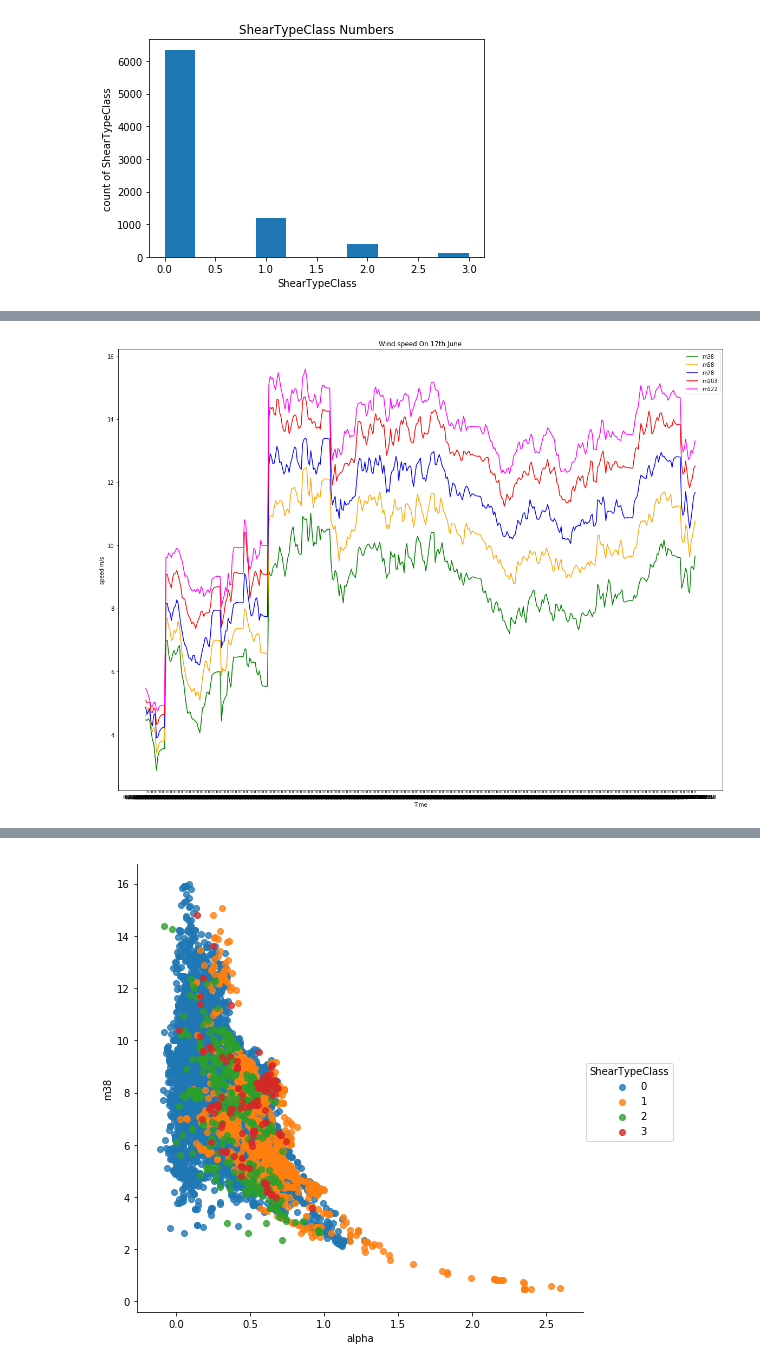
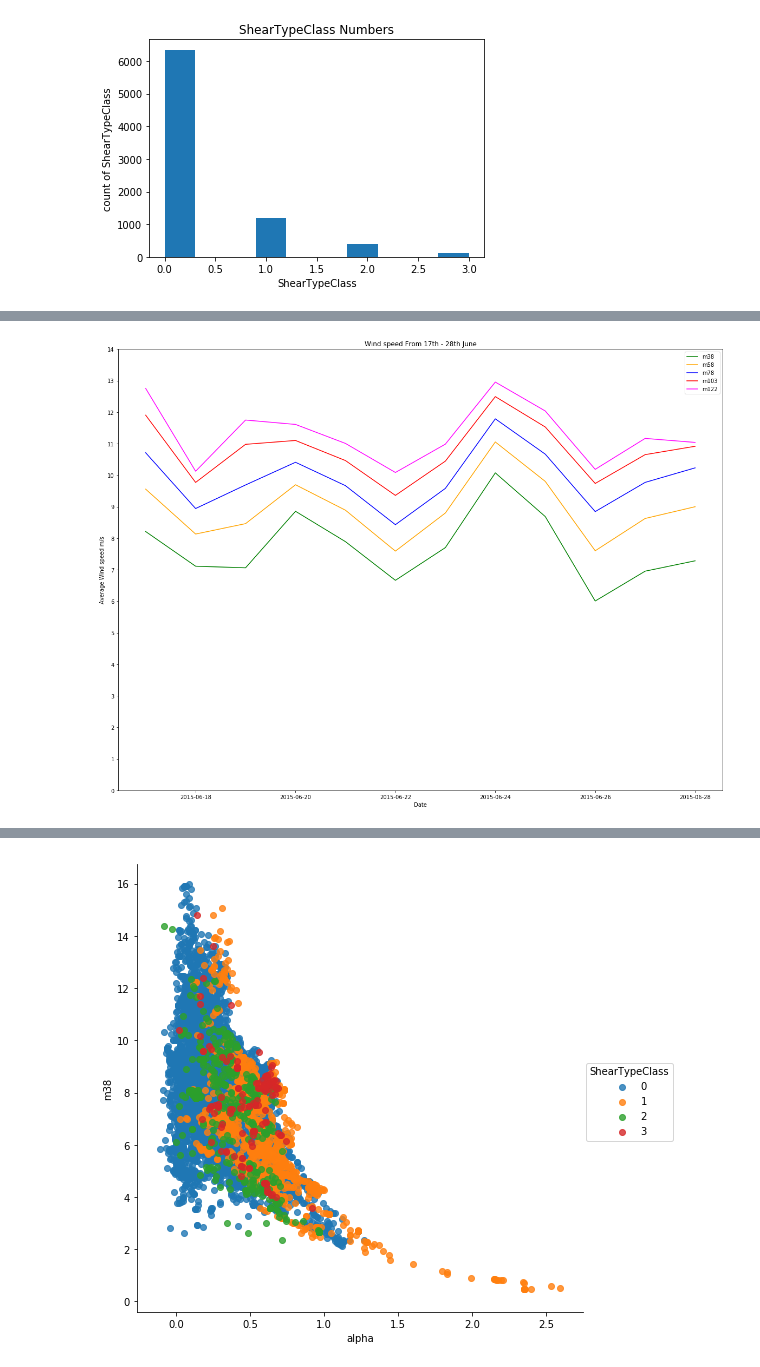
Before and after one commit to atulmahaja/Repos1, a Jupyter notebook: Wind_Shear_Case_Study.ipynb, the cells around one changed output, grey strips where cells are left out. Cells and saved outputs as stored; diff of their text form; code cells hidden in the pictures.

```diff
--- a/Wind_Shear_Case_Study.ipynb
+++ b/Wind_Shear_Case_Study.ipynb
@@ -112,0 +79,4 @@ dataset.describe()
+# %%
+test_dataset = dataset[1:]
+# %%
+test_dataset_grouped = test_dataset.groupby('Date').mean().reset_index()
@@ -260,15 +214,16 @@ SyntaxError: positional argument follows keyword argument (<ipython-input-18-348
 # %%
 # WIND SPEED AT DIFFERENT HEIGHTS ON 17TH JUNE 2015
 plt.figure(figsize=(20,15))
-plt.plot(dataset.datetime[0:407], dataset.m38[0:407], color='g')
-plt.plot(dataset.datetime[0:407], dataset.m58[0:407], color='orange')
-plt.plot(dataset.datetime[0:407], dataset.m78[0:407], color='blue')
-plt.plot(dataset.datetime[0:407], dataset.m103[0:407], color='red')
-plt.plot(dataset.datetime[0:407], dataset.m122[0:407], color='magenta')
-plt.xlabel('Time')
-plt.ylabel('speed m/s')
-plt.title('Wind speed On 17th June')
+plt.plot(test_dataset_grouped.Date, test_dataset_grouped.m38, color='g')
+plt.plot(test_dataset_grouped.Date, test_dataset_grouped.m58, color='orange')
+plt.plot(test_dataset_grouped.Date, test_dataset_grouped.m78, color='blue')
+plt.plot(test_dataset_grouped.Date, test_dataset_grouped.m103, color='red')
+plt.plot(test_dataset_grouped.Date, test_dataset_grouped.m122, color='magenta')
+plt.xlabel('Date')
+plt.yticks(np.arange(0,15,1))
+plt.ylabel('Average Wind speed m/s')
+plt.title('Wind speed From 17th - 28th June')
 plt.legend()
 plt.show()
 # %% [output]
-[figure, old version]
+[figure, new version]
```
Also changed, not shown: parts of 23 cells of this notebook.
